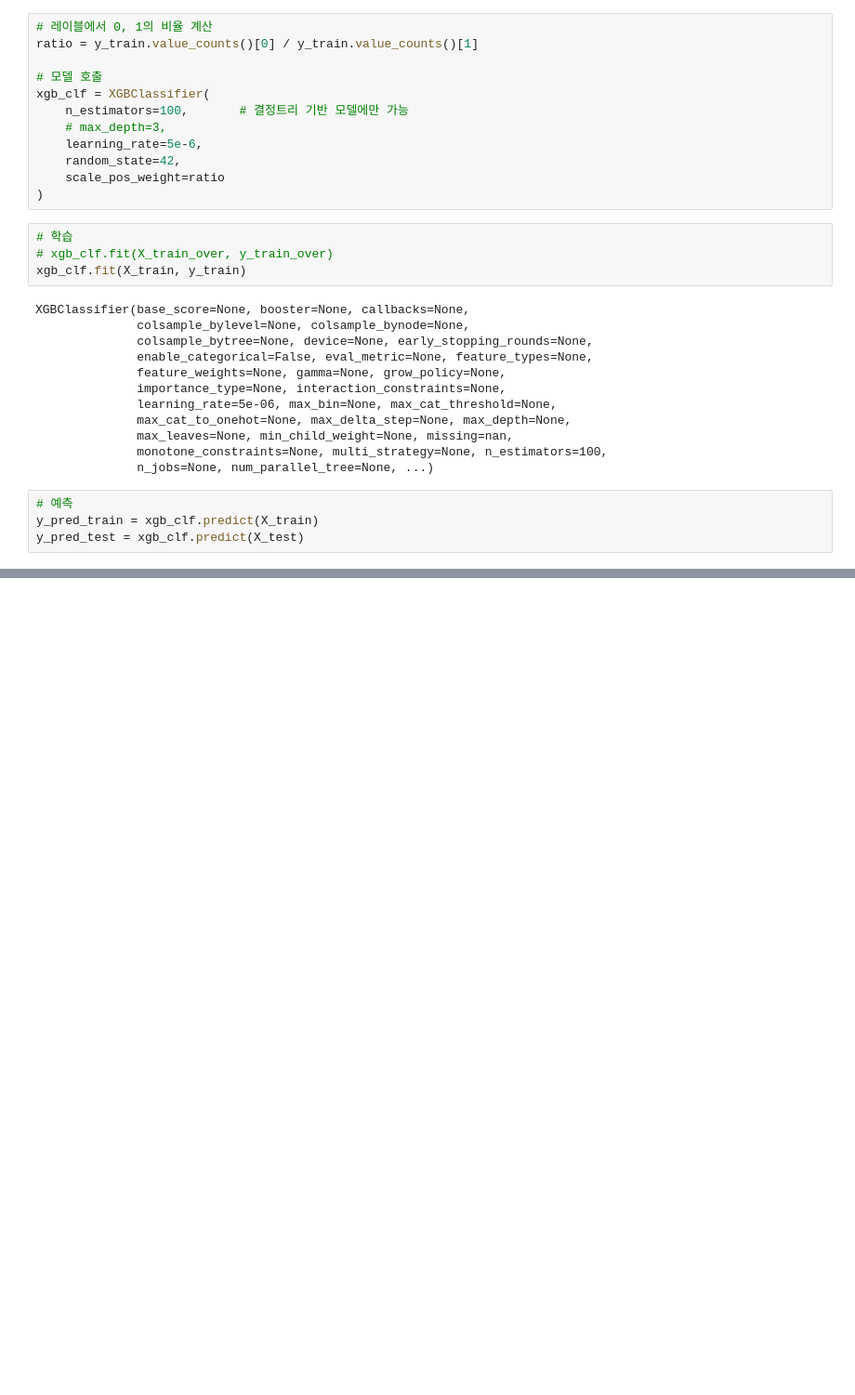
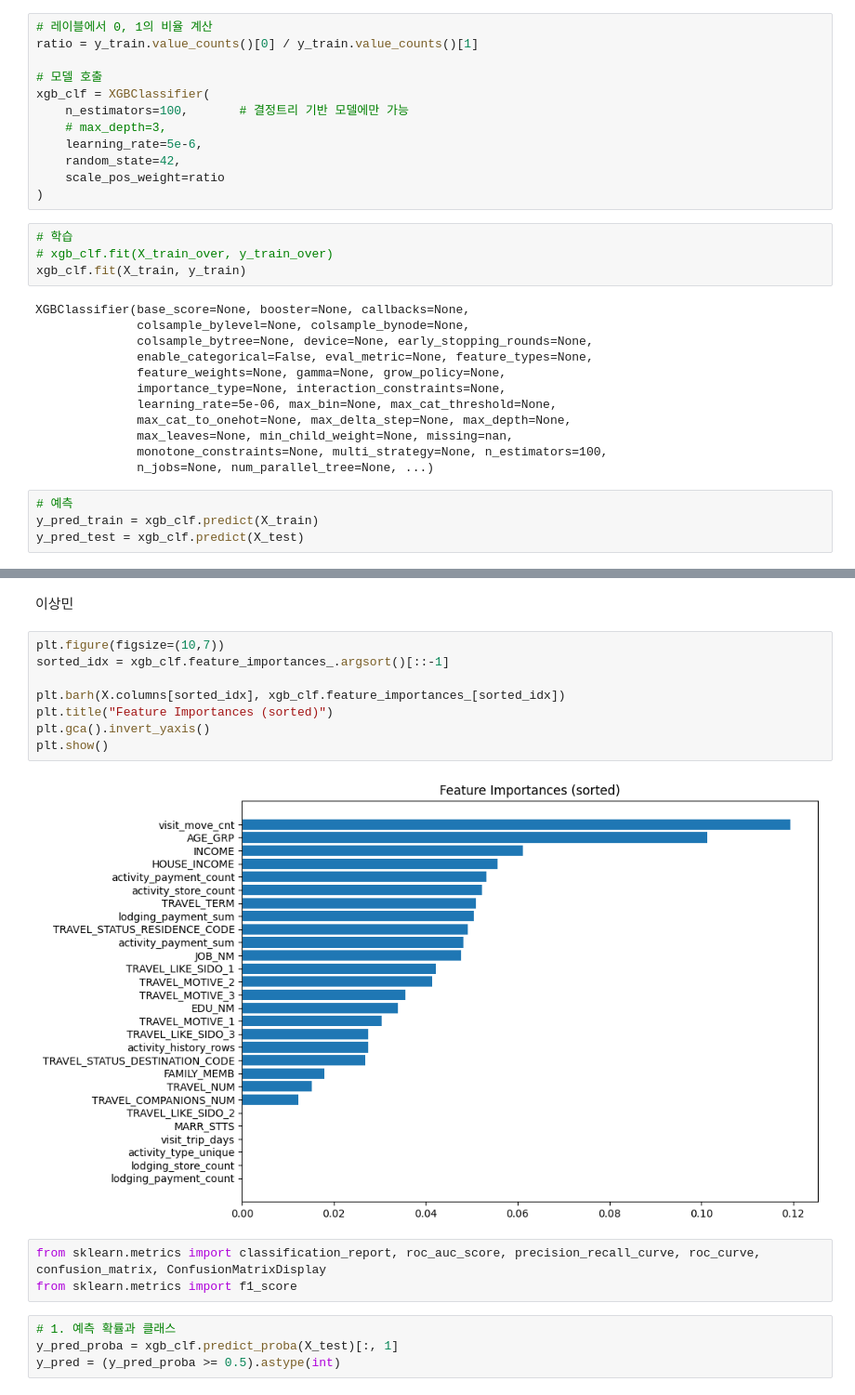
Before and after one commit to SKNetworks-AI19-250818/SKN19-mini-1Team, a Jupyter notebook: ML/01_XGBoost.ipynb, the cells around one changed output, grey strips where cells are left out. Shown at 93% size. Drawn from its saved outputs; the diff is of its cells as text; blank space fills up the shorter version.

```diff
--- a/ML/01_XGBoost.ipynb
+++ b/ML/01_XGBoost.ipynb
@@ -149,0 +150,19 @@ plt.show()
+# %% [markdown]
+이상민
+# %%
+plt.figure(figsize=(10,7))
+sorted_idx = xgb_clf.feature_importances_.argsort()[::-1]
+
+plt.barh(X.columns[sorted_idx], xgb_clf.feature_importances_[sorted_idx])
+plt.title("Feature Importances (sorted)")
+plt.gca().invert_yaxis()
+plt.show()
+# %% [output]
+[figure, added]
+# %%
+from sklearn.metrics import classification_report, roc_auc_score, precision_recall_curve, roc_curve, confusion_matrix, ConfusionMatrixDisplay
+from sklearn.metrics import f1_score
+# %%
+# 1. 예측 확률과 클래스
+y_pred_proba = xgb_clf.predict_proba(X_test)[:, 1]
+y_pred = (y_pred_proba >= 0.5).astype(int)
```
Also changed, not shown: parts of 5 cells of this notebook.
